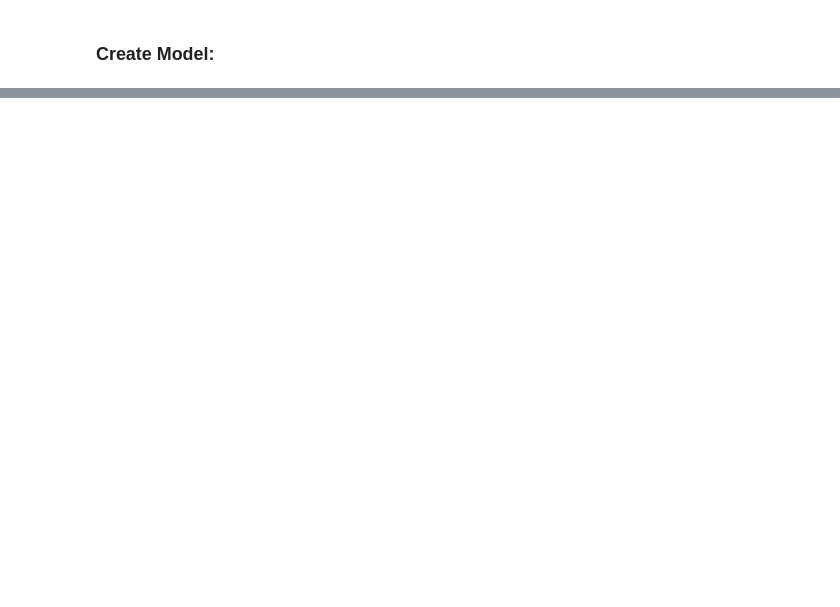
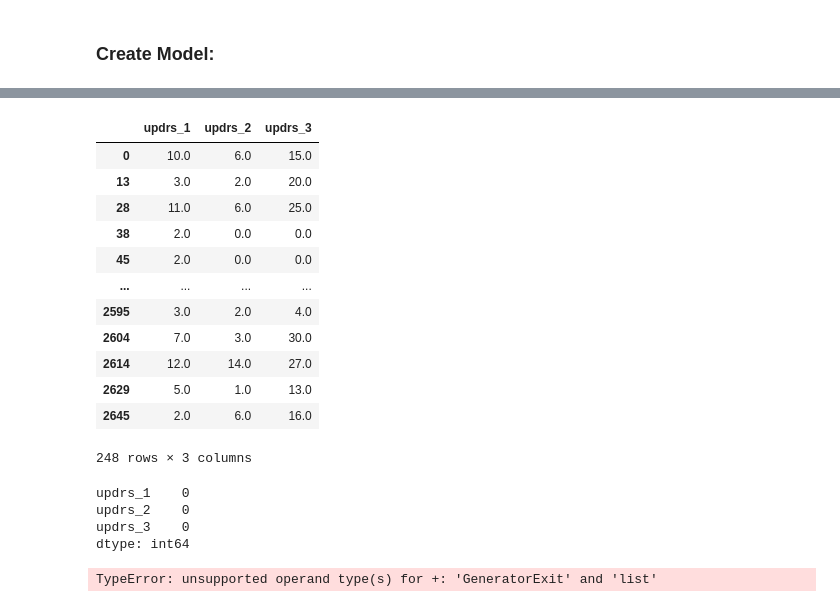
Before and after one commit to cody1444/EE445-Kaggle-Competiton, a Jupyter notebook: code.ipynb, the cells around one changed output, grey strips where cells are left out. Cells and saved outputs as stored; diff of their text form; code cells hidden in the pictures; blank space fills up the shorter version.

```diff
--- a/code.ipynb
+++ b/code.ipynb
@@ -65,3 +189,26 @@ y = df[target_cols]
+# %%
+y
+# %% [output]
+|  | updrs_1 | updrs_2 | updrs_3 |
+| 0 | 10.0 | 6.0 | 15.0 |
+| 13 | 3.0 | 2.0 | 20.0 |
+| 28 | 11.0 | 6.0 | 25.0 |
+| 38 | 2.0 | 0.0 | 0.0 |
+| 45 | 2.0 | 0.0 | 0.0 |
+| ... | ... | ... | ... |
+| 2595 | 3.0 | 2.0 | 4.0 |
+| 2604 | 7.0 | 3.0 | 30.0 |
+| 2614 | 12.0 | 14.0 | 27.0 |
+| 2629 | 5.0 | 1.0 | 13.0 |
+| 2645 | 2.0 | 6.0 | 16.0 |
+248 rows × 3 columns
+# %%
+y.isna().sum()
+# %% [output]
+updrs_1    0
+updrs_2    0
+updrs_3    0
+dtype: int64
 # %%
 # Split data into training & testing sets
 X_train, X_test, y_train, y_test = train_test_split(X, y, test_size=0.33, random_state=42)
@@ -79,6 +226,7 @@ categorical_transformer = Pipeline(steps=[
 preprocessor_X = ColumnTransformer(
     transformers=[
         ('num', numeric_transformer, protein_cols + ['visit_month']),
+        ('cat', categorical_transformer, [patient_info_cols[2]])
     ],
     remainder='passthrough',
     verbose=True,
@@ -92,6 +240,8 @@ preprocessor_y = ColumnTransformer(
     remainder='passthrough',
     verbose=True,
     verbose_feature_names_out=True)
+# %% [output]
+TypeError: unsupported operand type(s) for +: 'GeneratorExit' and 'list'
 # %%
 # Drop rows containing NaN
 y_train_sparse = y_train.dropna()
```
Also changed, not shown: parts of 14 cells of this notebook.
